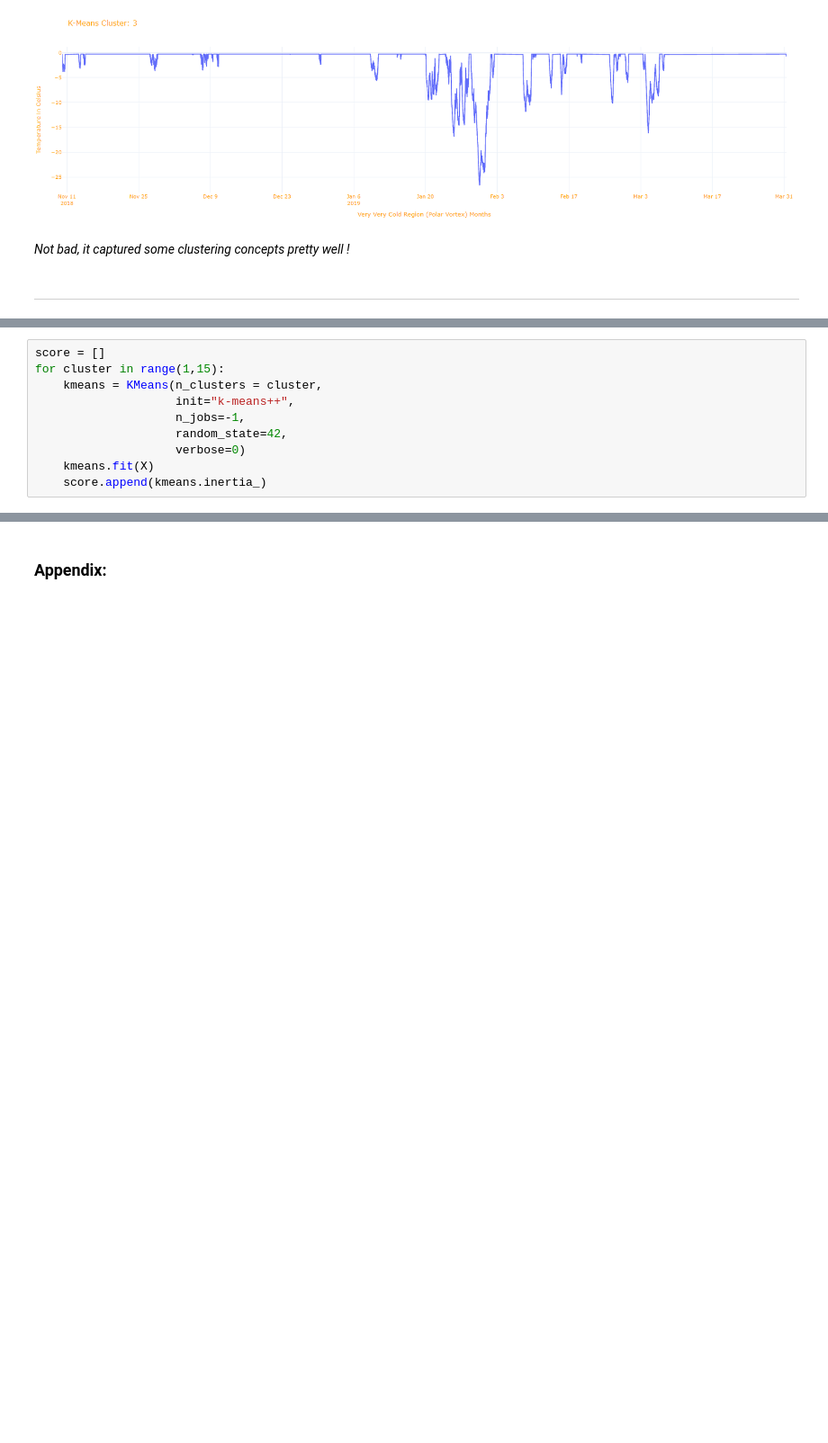
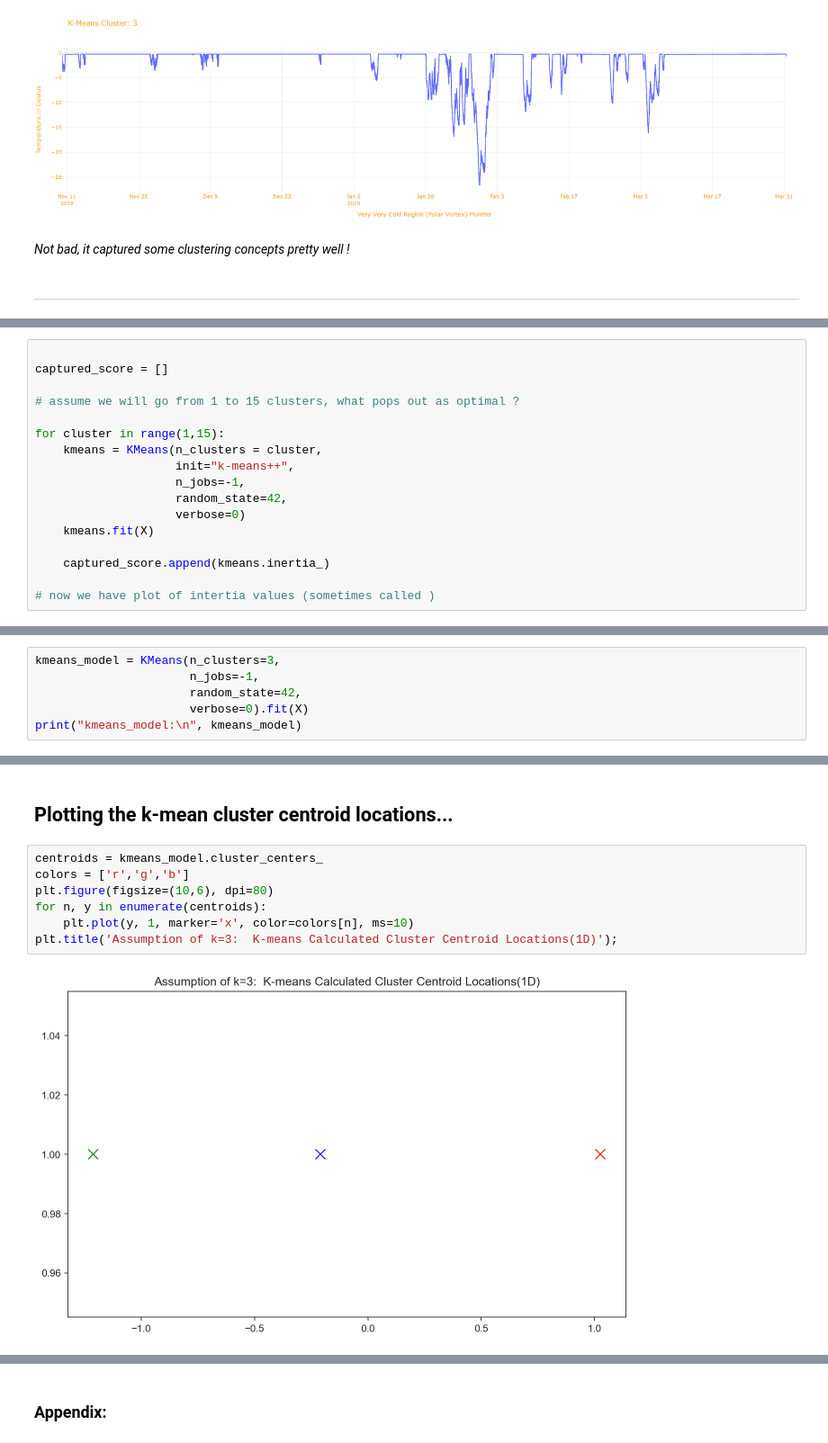
Before and after one commit to tombresee/SensorAnalysis, a Jupyter notebook: ENTER/code/206_k_means_clustering.ipynb, the cells around one changed output, grey strips where cells are left out. Shown at 90% size. Drawn from its saved outputs; the diff is of its cells as text; blank space fills up the shorter version.

```diff
--- a/ENTER/code/206_k_means_clustering.ipynb
+++ b/ENTER/code/206_k_means_clustering.ipynb
@@ -975,5 +985,9 @@ It appears we can in fact use k-mean clustering to help us identify anoamlies !
 # %%
-score = []
+
+captured_score = []
+
+# assume we will go from 1 to 15 clusters, what pops out as optimal ?
+
 for cluster in range(1,15):
     kmeans = KMeans(n_clusters = cluster,
                     init="k-means++",
@@ -981,4 +995,7 @@ for cluster in range(1,15):
                     random_state=42,
                     verbose=0)
     kmeans.fit(X)
-    score.append(kmeans.inertia_)
+
+    captured_score.append(kmeans.inertia_)
+
+# now we have plot of intertia values (sometimes called )
@@ -1002,0 +1101,6 @@ https://www.kaggle.com/abhishekyadav5/kmeans-clustering-with-elbow-method-and-si
+# %%
+kmeans_model = KMeans(n_clusters=3,
+                      n_jobs=-1,
+                      random_state=42,
+                      verbose=0).fit(X)
+print("kmeans_model:\n", kmeans_model)
@@ -1002,0 +1168,11 @@ https://www.kaggle.com/abhishekyadav5/kmeans-clustering-with-elbow-method-and-si
+# %% [markdown]
+## Plotting the k-mean cluster centroid locations...
+# %%
+centroids = kmeans_model.cluster_centers_
+colors = ['r','g','b']
+plt.figure(figsize=(10,6), dpi=80)
+for n, y in enumerate(centroids):
+    plt.plot(y, 1, marker='x', color=colors[n], ms=10)
+plt.title('Assumption of k=3:  K-means Calculated Cluster Centroid Locations(1D)');
+# %% [output]
+[figure, added]
```
Also changed, not shown: parts of 148 cells of this notebook, 2 other files.
